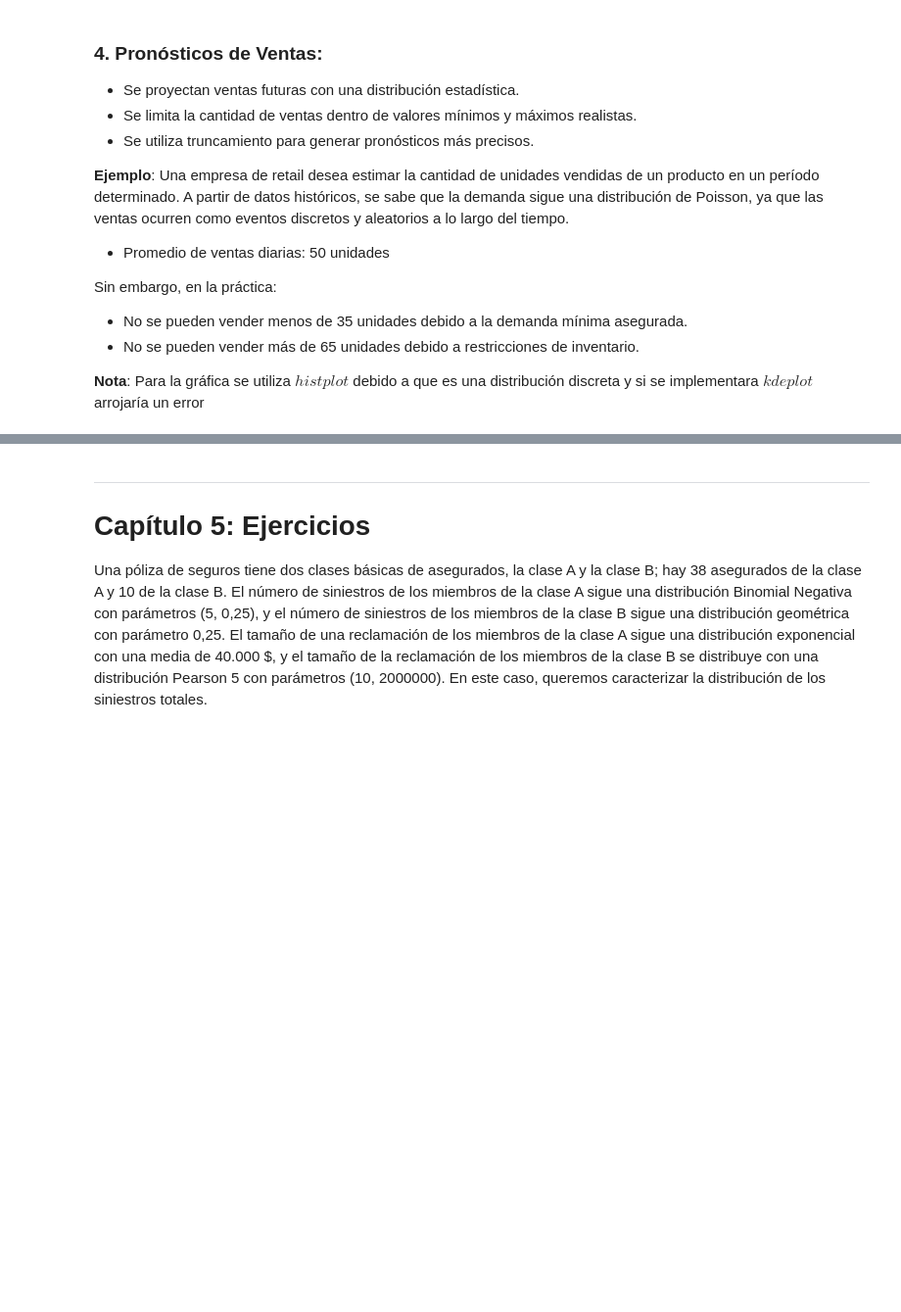
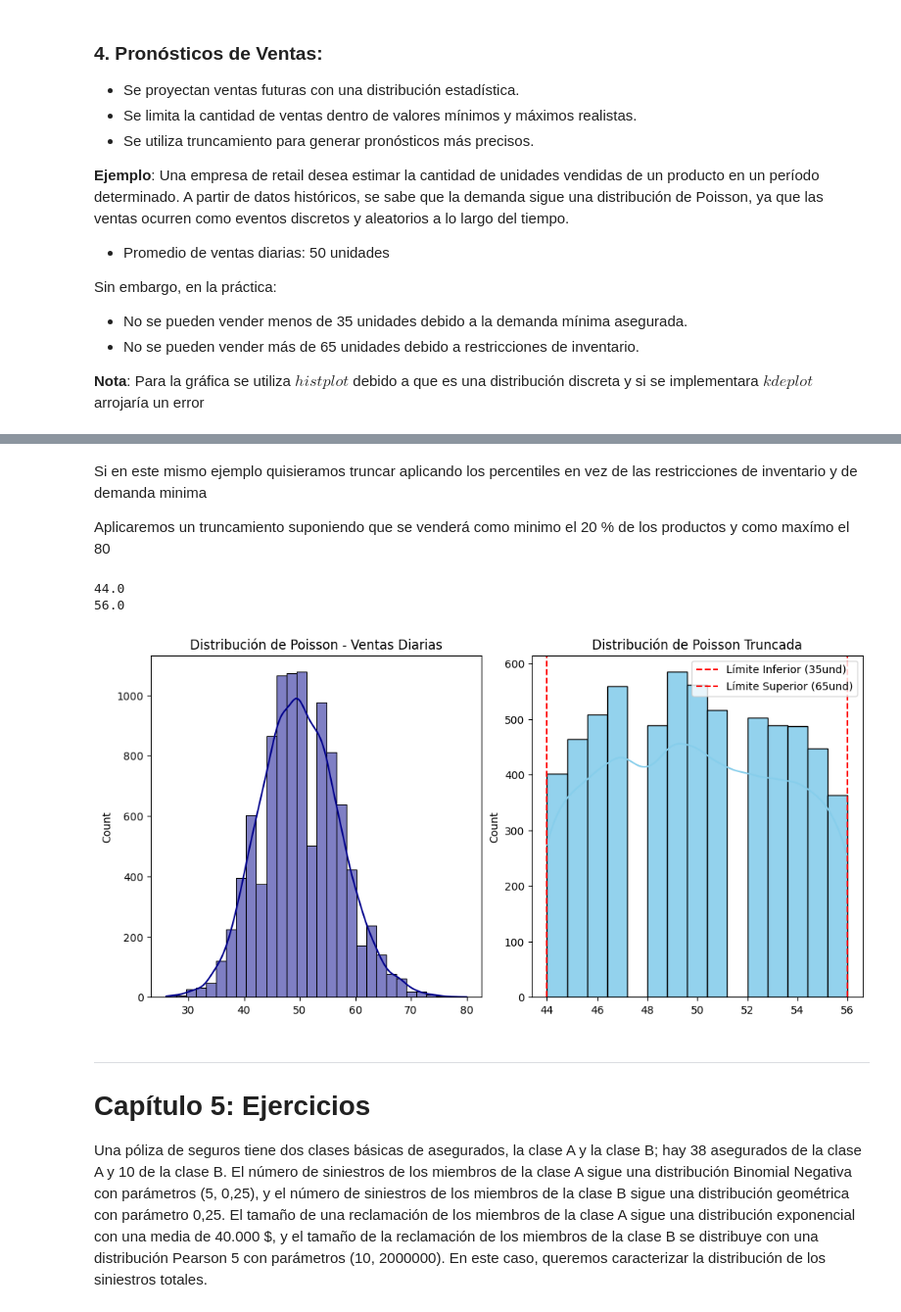
Before and after one commit to Tomaslopera/Truncamiento, a Jupyter notebook: Truncamiento.ipynb, the cells around one changed output, grey strips where cells are left out. Shown: that part at 98% size. Drawn from its saved outputs; the diff is of its cells as text; code cells hidden in the pictures; blank space fills up the shorter version.

```diff
--- a/Truncamiento.ipynb
+++ b/Truncamiento.ipynb
@@ -357,3 +356,36 @@ plt.show()
+# %% [markdown]
+Si en este mismo ejemplo quisieramos truncar aplicando los percentiles en vez de las restricciones de inventario y de demanda minima
+
+Aplicaremos un truncamiento suponiendo que se venderá como minimo el 20 % de los productos y como maxímo el 80
+# %%
+fig, ax = plt.subplots(nrows=1, ncols=2, figsize=(10, 5), layout='constrained')
+
+lambda_sales = 50
+
+# Distribución de Poisson
+poisson_sales = np.random.poisson(lam=lambda_sales, size=10000)
+sns.histplot(poisson_sales, bins=30, color='darkblue', kde=True, alpha=0.5, ax=ax[0])
+ax[0].set_title('Distribución de Poisson - Ventas Diarias')
+
+sales_min2= np.percentile(poisson_sales, 20) # Límite inferior de ventas
+sales_max2 = np.percentile(poisson_sales, 80) # Límite superior de ventas
+
+# Distribución Truncada
+
+truncated_poisson_sales = poisson_sales[(poisson_sales >= sales_min2) & (poisson_sales <= sales_max2)]
+sns.histplot(truncated_poisson_sales, bins=15, color='skyblue', kde=True, alpha=0.9, ax=ax[1])
+ax[1].set_title('Distribución de Poisson Truncada')
+ax[1].axvline(sales_min2, color='red', linestyle='dashed', label='Límite Inferior (35und)')
+ax[1].axvline(sales_max2, color='red', linestyle='dashed', label='Límite Superior (65und)')
+ax[1].legend()
+print(sales_min2)
+print(sales_max2)
+
+plt.show()
+# %% [output]
+44.0
+56.0
+[figure, added]
 # %% [markdown]
 ---------------------
 
```
Also changed, not shown: parts of 3 cells of this notebook.
